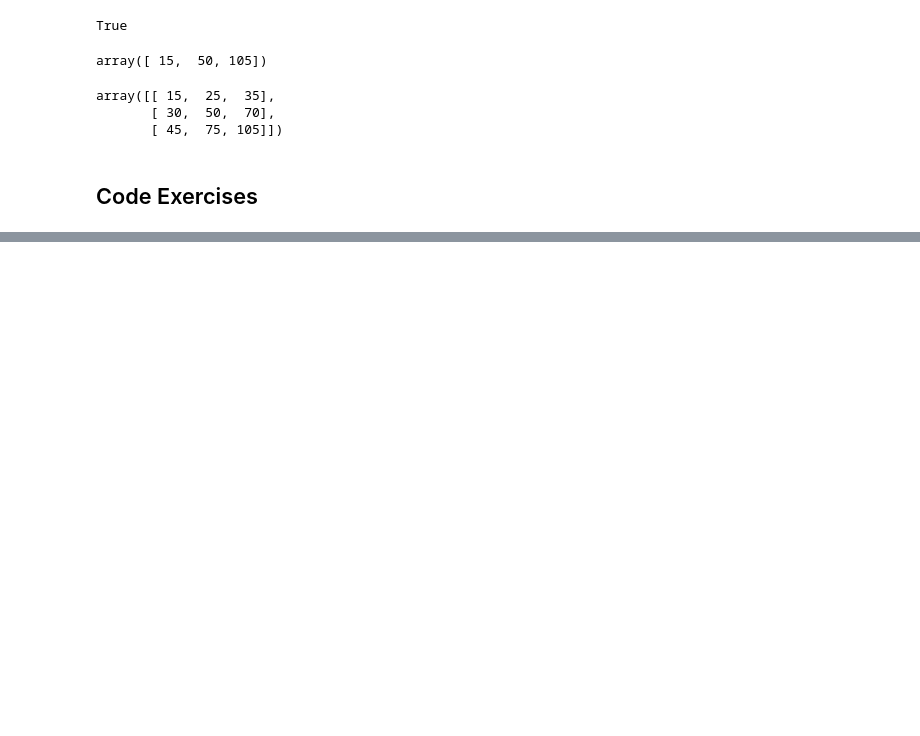
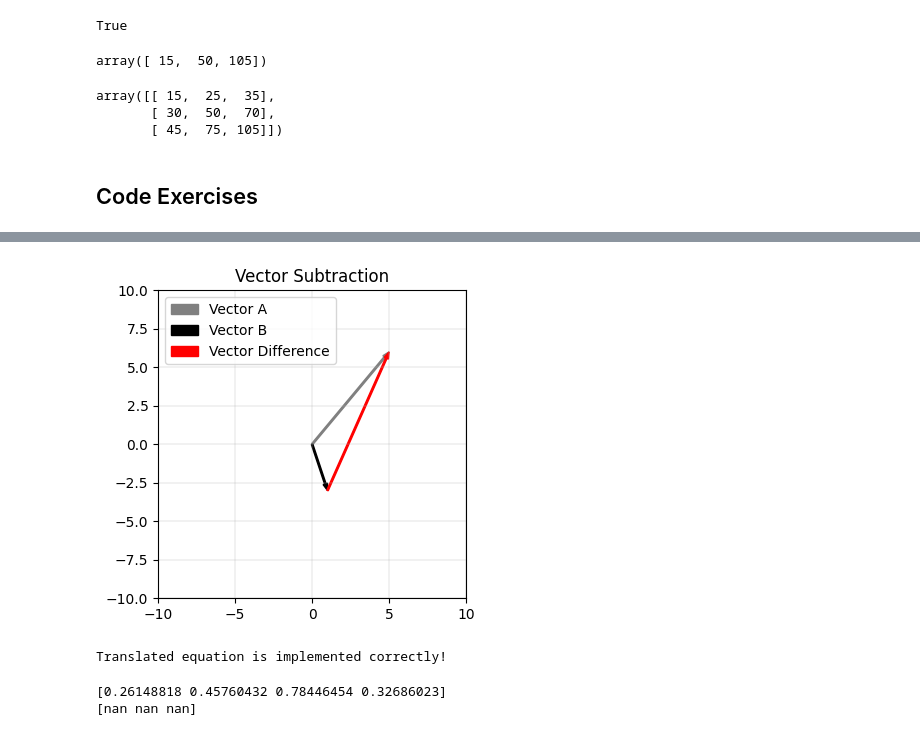
Before and after one commit to MiesnerJacob/practical-linear-algebra-for-data-science, a Jupyter notebook: 02-vectors-pt1.ipynb, the cells around one changed output, grey strips where cells are left out. Cells and saved outputs as stored; diff of their text form; code cells hidden in the pictures; blank space fills up the shorter version.

```diff
--- a/02-vectors-pt1.ipynb
+++ b/02-vectors-pt1.ipynb
@@ -128,0 +161,72 @@ array([[ 15,  25,  35],
+# %%
+# Exercise 2-1 (Part 2 Vector Subtraction)
+
+# The vectors and their difference
+vector_a = np.array([5,6])
+vector_b = np.array([1,-3])
+vector_difference = vector_a - vector_b
+
+
+# Create Plot
+plt.figure(figsize=(4,4))
+origin = np.array([0,0])
+head_width = 0.3
+line_width=0.1
+include_head=True
+
+# Plot the vectors
+vector_a_plot = plt.arrow(origin[0], origin[1], vector_a[0], vector_a[1], head_width=head_width, width=line_width, color='grey', length_includes_head=include_head)
+vector_b_plot = plt.arrow(origin[0], origin[1], vector_b[0], vector_b[1], head_width=head_width, width=line_width, color='black', length_includes_head=include_head)
+vector_sum_plot = plt.arrow(vector_b[0], vector_b[1], vector_difference[0], vector_difference[1], head_width=head_width, width=line_width, color='red', length_includes_head=include_head)
+
+
+# Format Plot
+plt.grid(linestyle='-',linewidth=.25)
+plt.axis('square')
+plt.axis([-10, 10, -10, 10])
+plt.legend([vector_a_plot, vector_b_plot, vector_sum_plot], ['Vector A','Vector B', 'Vector Difference'])
+plt.title('Vector Subtraction')
+plt.show()
+# %% [output]
+[figure, added]
+# %%
+# Exercise 2-2 (translate equation for vector normaliztion to code)
+import random
+
+def vector_normalization(vector):
+    return np.sqrt(sum([i**2 for i in vector]))
+
+checks = []
+for i in range(10):
+    vector_length = random.randint(2, 8)
+    vector = np.array([random.randint(1,100) for i in range(vector_length)])
+    norm_vector = vector_normalization(vector)
+    correct_answer = np.linalg.norm(vector)
+    checks.append(norm_vector == correct_answer)
+
+if all(checks) and checks != []:
+    print("Translated equation is implemented correctly!")
+else:
+    print("Translated equation is implemented incorrectly...")
+# %% [output]
+Translated equation is implemented correctly!
+# %%
+# Exercise 2-3 (Vector to Unit Vector Function)
+import warnings
+warnings.filterwarnings("ignore")
+
+def create_associated_unit_vector(vector):
+    return (1 / np.linalg.norm(vector)) * vector
+
+# Test with a normal vector
+vector_a = np.array([4, 7, 12, 5])
+unit_vector_a = create_associated_unit_vector(vector_a)
+print(unit_vector_a)
+
+# test with a zero vector (This shouldnt work because we are dividing by zero)
+vector_b = np.array([0, 0, 0])
+unit_vector_b = create_associated_unit_vector(vector_b)
+print(unit_vector_b)
+# %% [output]
+[0.26148818 0.45760432 0.78446454 0.32686023]
+[nan nan nan]
```
Also changed, not shown: parts of 8 cells of this notebook.
